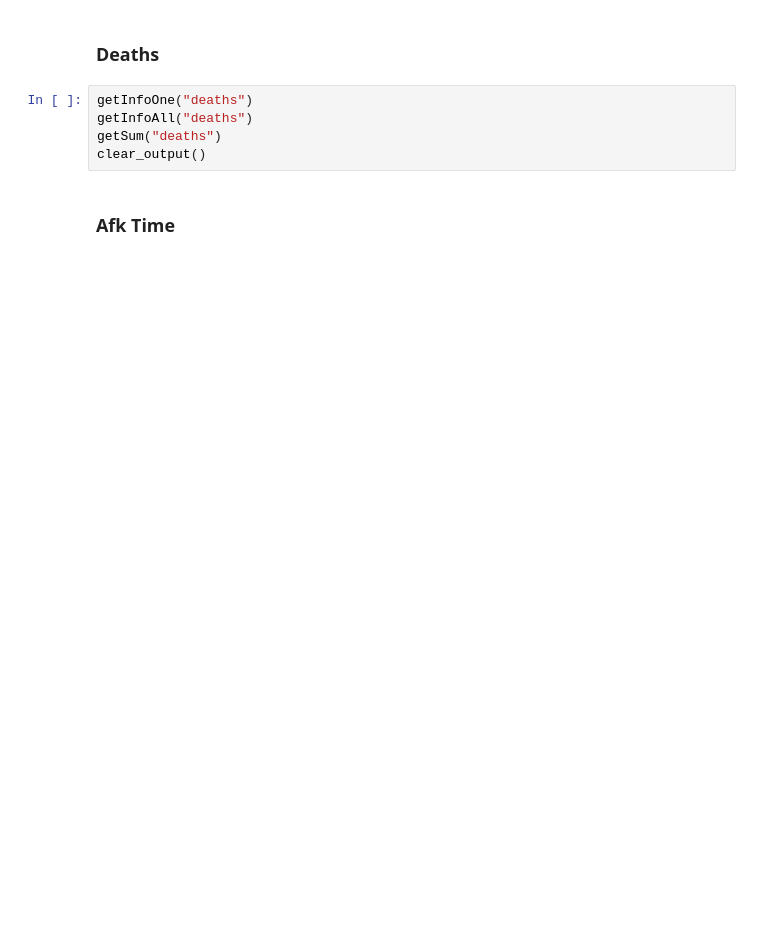
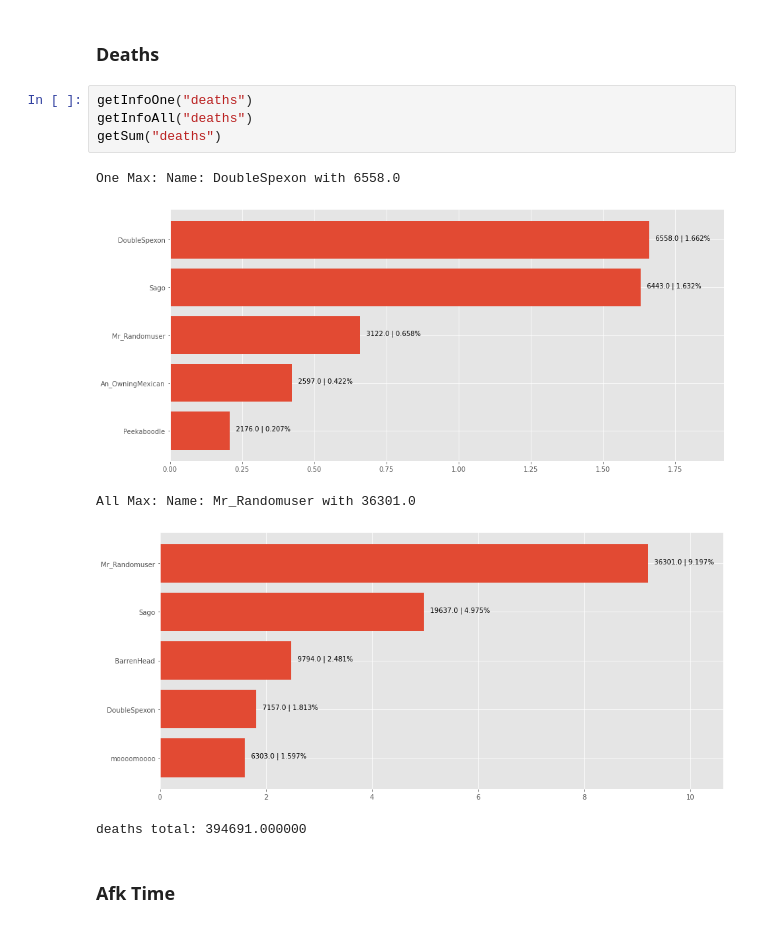
Before and after one commit to TechAle/salc1-data-mining, a Jupyter notebook: notebooks/session_analysis/sessionTime.ipynb, the cells around one changed output. Cells and saved outputs as stored; diff of their text form; blank space fills up the shorter version.

```diff
--- a/notebooks/session_analysis/sessionTime.ipynb
+++ b/notebooks/session_analysis/sessionTime.ipynb
@@ -134,8 +148,13 @@ clear_output()
 # %%
 getInfoOne("deaths")
 getInfoAll("deaths")
 getSum("deaths")
-clear_output()
+# %% [output]
+One Max: Name: DoubleSpexon with 6558.0
+[figure, added]
+All Max: Name: Mr_Randomuser with 36301.0
+[figure, added]
+deaths total: 394691.000000
 # %% [markdown]
 ### Afk Time
 # %%
```
Also changed, not shown: parts of 6 cells of this notebook, 8 other files.
